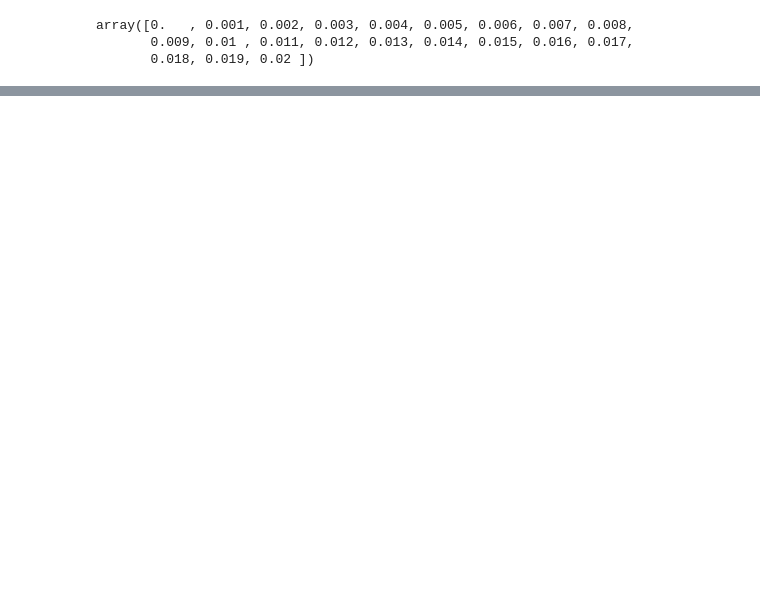
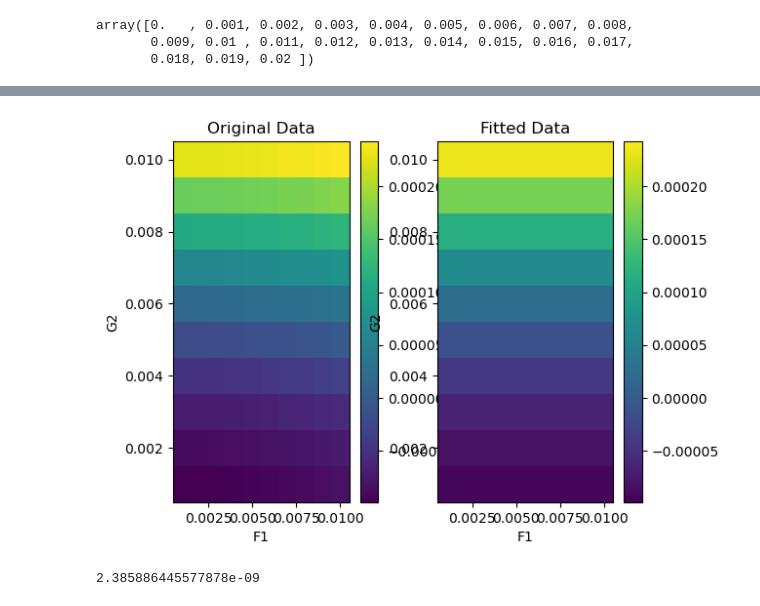
Before and after one commit to mr-superonion/FPFS, a Jupyter notebook: docs/examples/notebooks/12_flexion_bias_fix_F1G2.ipynb, the cells around one changed output, grey strips where cells are left out. Drawn from its saved outputs; the diff is of its cells as text; code cells hidden in the pictures; blank space fills up the shorter version.

```diff
--- a/docs/examples/notebooks/12_flexion_bias_fix_F1G2.ipynb
+++ b/docs/examples/notebooks/12_flexion_bias_fix_F1G2.ipynb
@@ -51,0 +78,27 @@ MB_fit = a * f1 * g2
+# %%
+f1,g2 = np.meshgrid(F1,G2)
+def func_F1G2(F1G2,a,b):
+    F1,G2 = F1G2
+    return a * F1 * G2 + b
+def func_G2(F1G2,a,b):
+    F1,G2 = F1G2
+    return a * G2 + b
+def func_G2_G22(F1G2,a,b,c):
+    F1,G2 = F1G2
+    return a * G2 + b*G2**2 + c
+
+def func_G2_G22_F1_F11(F1G2,a,b,c,d,e,f):
+    F1,G2 = F1G2
+    return a * G2 + b*G2**2 + c*F1 + d*F1*F1 + e * G2* F1 + f
+
+
+def func_G22_F11(F1G2,b,d,e,f):
+    F1,G2 = F1G2
+    return b*G2**2 + d*F1*F1 + e * G2* F1 + f
+
+
+def func_G2_G22_x(F1G2,a,b,e,f):
+    F1,G2 = F1G2
+    return a * G2 + b*G2**2 + e * G2* F1 + f
+F1G2 = np.vstack([f1.ravel(), g2.ravel()])
+Bias = bias.ravel()
@@ -52,13 +111,26 @@ MB_fit = a * f1 * g2
 # %%
+popt, _ = curve_fit(func_G2_G22, F1G2, Bias)
+a,b,c = popt
+Bias_fit = a * g2 + b * g2* g2 + c
+
+vmin = min(bias.min(), Bias_fit.min())
+vmax = max(bias.max(), Bias_fit.max())
 plt.figure()
 plt.subplot(1, 2, 1)
 plt.title("Original Data")
-plt.pcolormesh(f1, g2, multiplicative_bias, shading='auto')
+plt.pcolormesh(f1, g2, bias, shading='auto', vmin=vmin,vmax=vmax)
+plt.xlabel("F1")
+plt.ylabel("G2")
 plt.colorbar()
 
 plt.subplot(1, 2, 2)
 plt.title("Fitted Data")
-plt.pcolormesh(X, Y, MB_fit, shading='auto')
+plt.pcolormesh(f1, g2, Bias_fit, shading='auto', vmin=vmin,vmax=vmax)
+plt.xlabel("F1")
+plt.ylabel("G2")
 plt.colorbar()
 
+
 plt.show()
+print(np.sum((Bias_fit-bias)**2))
+# %% [output]
@@ -64,0 +138,2 @@ plt.show()
+[figure, added]
+2.385886445577878e-09
```
Also changed, not shown: parts of 12 cells of this notebook.
